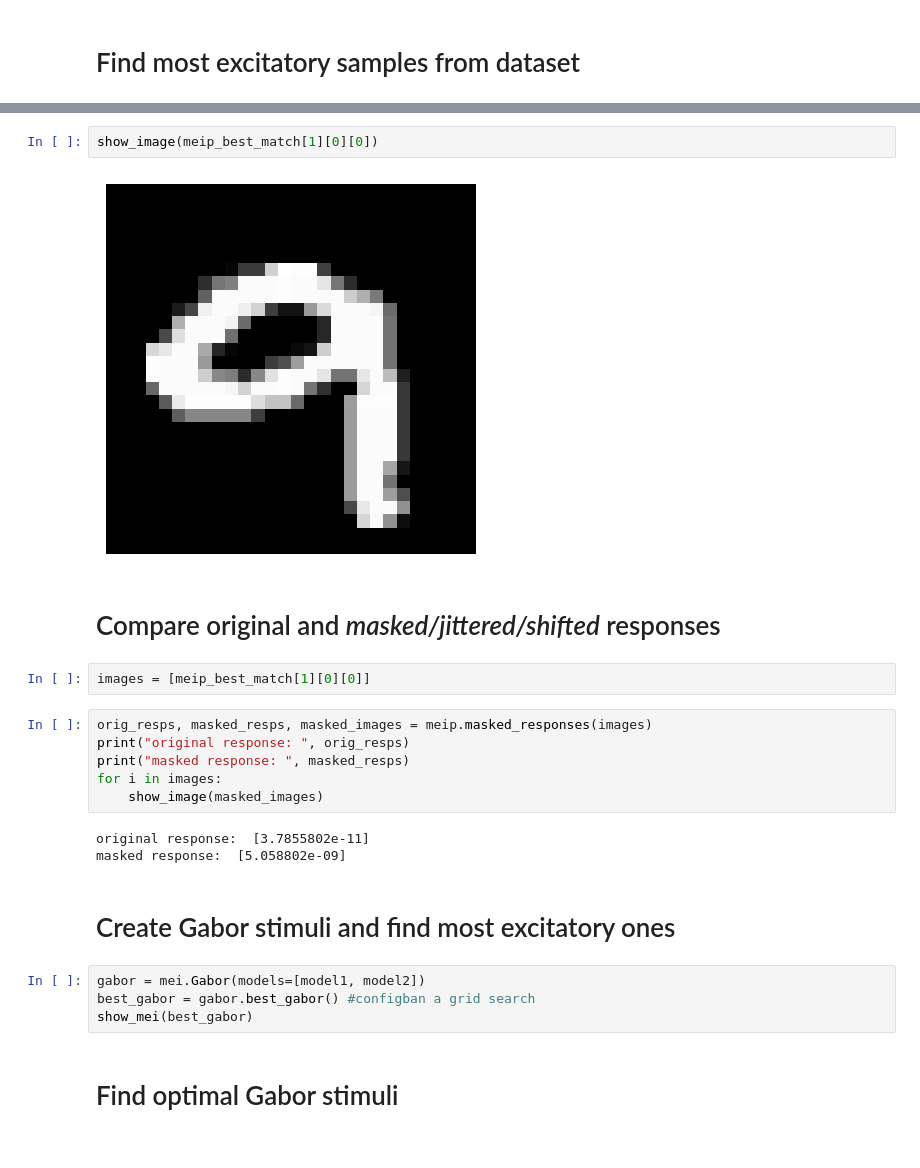
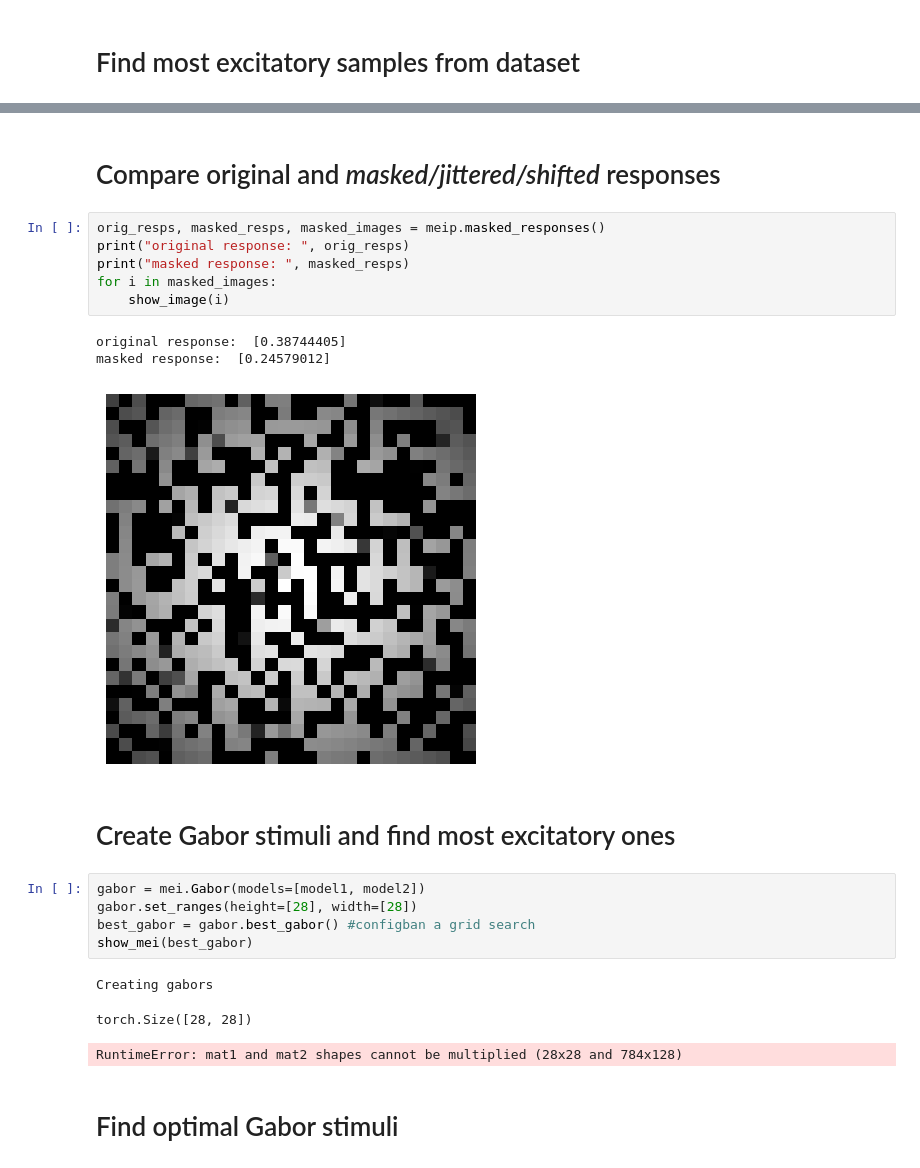
Before and after one commit to lacykaltgr/mei, a Jupyter notebook: examples/example.ipynb, the cells around one changed output, grey strips where cells are left out. Saved outputs shown, nothing was run; the diff lists cells and outputs as text.

Commit message:
gabor, neuron_query

```diff
--- a/examples/example.ipynb
+++ b/examples/example.ipynb
@@ -62,26 +70,26 @@ meip_best_match = meip.best_match(model1.train_loader)
-# %%
-show_image(meip_best_match[1][0][0])
-# %% [output]
-[figure, removed]
 # %% [markdown]
 # Compare original and *masked/jittered/shifted* responses
-# %%
-images = [meip_best_match[1][0][0]]
 # %%
-orig_resps, masked_resps, masked_images = meip.masked_responses(images)
+orig_resps, masked_resps, masked_images = meip.masked_responses()
 print("original response: ", orig_resps)
 print("masked response: ", masked_resps)
-for i in images:
-    show_image(masked_images)
+for i in masked_images:
+    show_image(i)
 # %% [output]
-original response:  [3.7855802e-11]
-masked response:  [5.058802e-09]
+original response:  [0.38744405]
+masked response:  [0.24579012]
+[figure, added]
 # %% [markdown]
 # Create Gabor stimuli and find most excitatory ones
 # %%
 gabor = mei.Gabor(models=[model1, model2])
+gabor.set_ranges(height=[28], width=[28])
 best_gabor = gabor.best_gabor() #configban a grid search
 show_mei(best_gabor)
+# %% [output]
+Creating gabors
+torch.Size([28, 28])
+RuntimeError: mat1 and mat2 shapes cannot be multiplied (28x28 and 784x128)
 # %% [markdown]
 # Find optimal Gabor stimuli
 # %%
```
Also changed, not shown: parts of 6 cells of this notebook, 7 other files.
